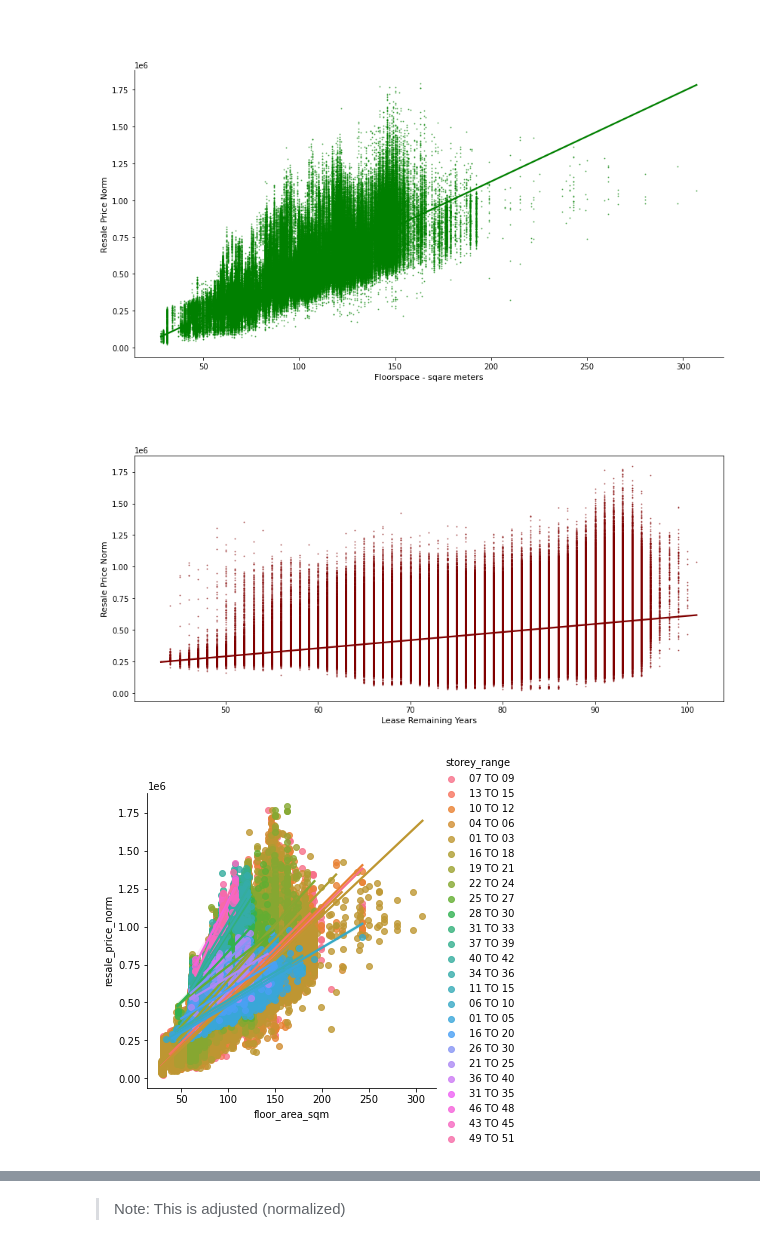
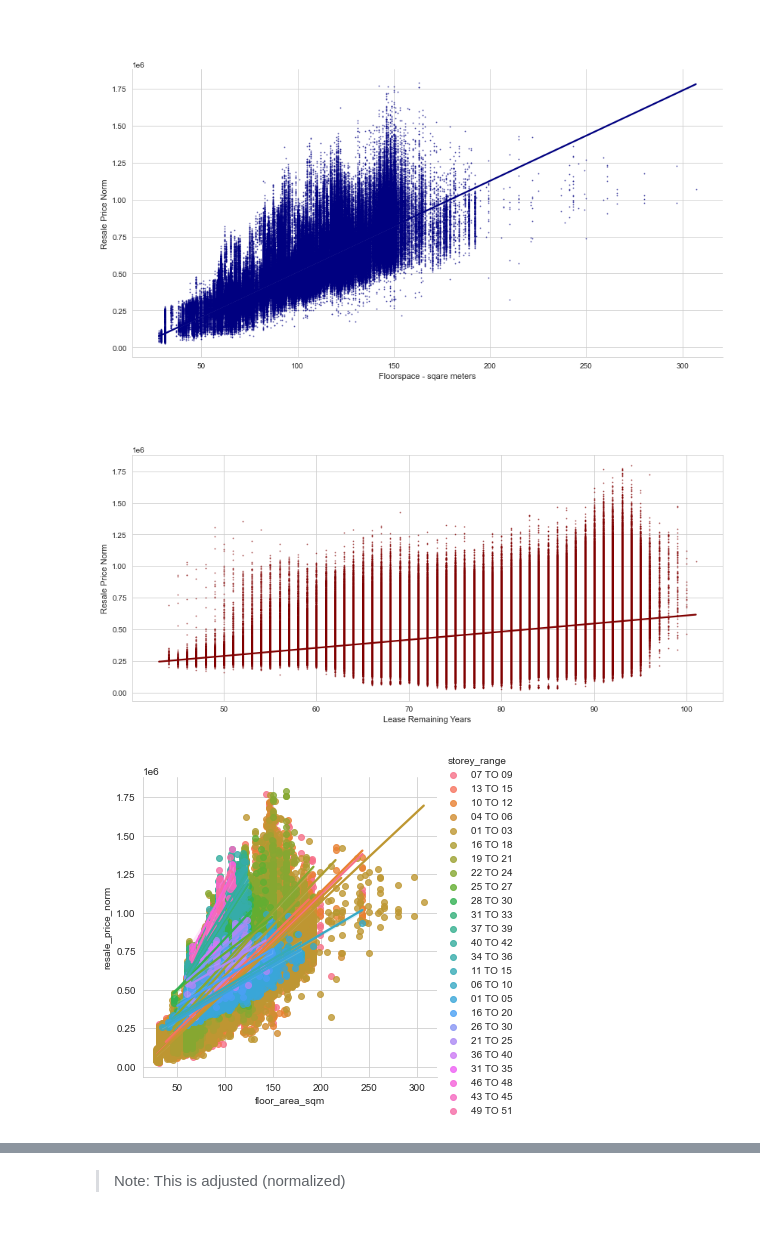
Before and after one commit to mcmanus-git/Singapore-HDB, a Jupyter notebook: tom/010_EDA_baseline.ipynb, the cells around one changed output, grey strips where cells are left out. Cells and saved outputs as stored; diff of their text form; code cells hidden in the pictures.

```diff
--- a/tom/010_EDA_baseline.ipynb
+++ b/tom/010_EDA_baseline.ipynb
@@ -1136,0 +1201,17 @@ plt.show();
+# %%
+sns.set_style("whitegrid")
+fig, ax = plt.subplots(figsize=(8.5,5.5))
+sns.distplot(df['floor_area_sqm'],
+             kde=False,
+             color='navy',
+             kde_kws={'bw':4, "linewidth":.9, 'alpha':.6},
+             hist_kws={"linewidth": .10, 'edgecolor':'black', 'alpha':.6, "rwidth":0.75},
+             bins=35)
+sns.despine(top=True, right=True, left=True, bottom=True)
+ax.xaxis.set_major_locator(plt.MultipleLocator(10))
+# ax.set_yticklabels([])
+plt.title('\nDistribution of Singapore HDB Floor Area (sqm)',fontsize=12, loc="center")
+ax.set(xlabel="\nSquare Meter Area of Flat (sqm)\n")
+plt.grid(linestyle='--', alpha=0.3)
+plt.tight_layout()
+plt.show();
@@ -1139,17 +1222,17 @@ plt.show();
 # %%
 # Visualizing regression models
 fig = plt.figure(figsize=(14,7))
 p=sns.regplot(x='floor_area_sqm',
               y='resale_price_norm',
               data=df,
-              color='green',
+              color='navy',
               scatter_kws={"s": .8, 'alpha':0.6})
 sns.despine()
 p.set_ylabel('Resale Price Norm', size=11)
 p.set_xlabel('Floorspace - sqare meters', size=11)
 plt.show();
 # %% [output]
-[figure, old version]
+[figure, new version]
 # %% [markdown]
 <br>
 # %%
@@ -1163,14 +1246,14 @@ p.set_ylabel('Resale Price Norm', size=11)
 p.set_xlabel('Lease Remaining Years', size=11)
 plt.show();
 # %% [output]
-[figure, old version]
+[figure, new version]
 # %%
 sns.lmplot(x="floor_area_sqm",
            y="resale_price_norm",
            hue="storey_range",
            data=df);
 # %% [output]
-[figure, old version]
+[figure, new version]
 # %%
 plt.figure(figsize=(14,6))
 sns.lmplot(x="floor_area_sqm",
```
Also changed, not shown: parts of 42 cells of this notebook, 1 other file.
